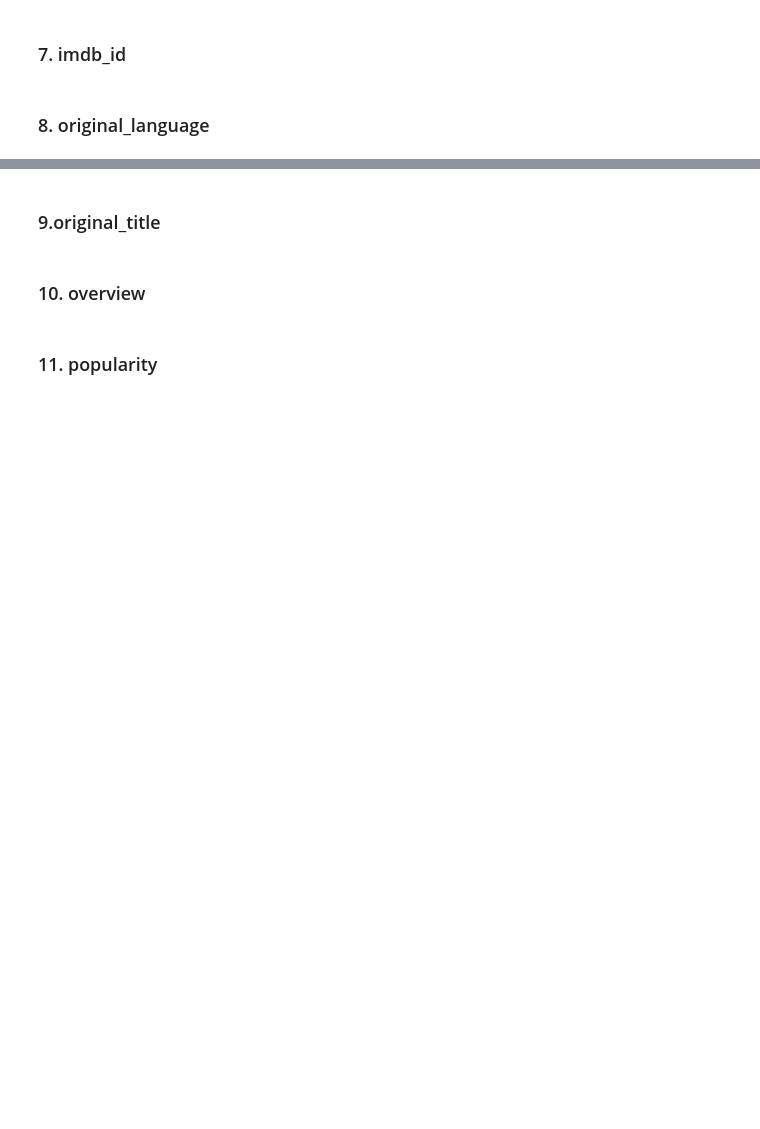
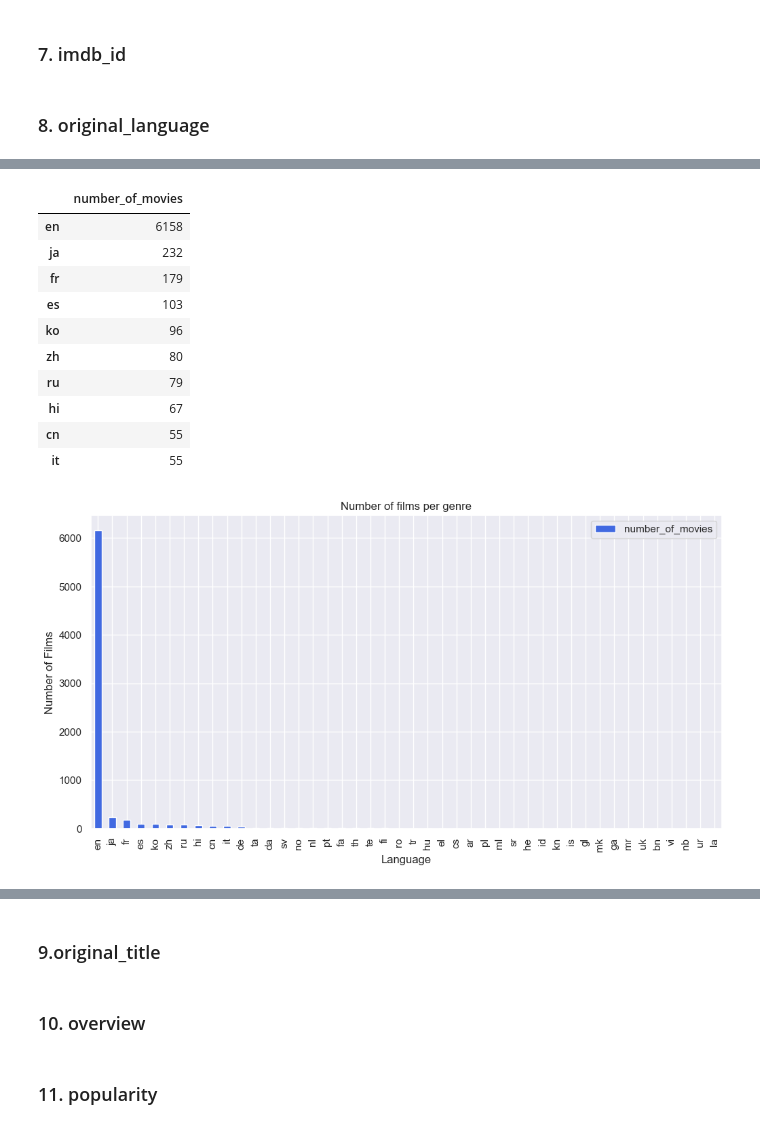
Before and after one commit to RyanYuanyang/TMDB-Movie-Prediction, a Jupyter notebook: DataAnalysis.ipynb, the cells around one changed output, grey strips where cells are left out. Drawn from its saved outputs; the diff is of its cells as text; code cells hidden in the pictures; blank space fills up the shorter version.

```diff
--- a/DataAnalysis.ipynb
+++ b/DataAnalysis.ipynb
@@ -250,0 +246,31 @@ plt.show()
+# %%
+lanDict = dict()
+
+for lan in train["original_language"]:
+    if lan not in lanDict:
+        lanDict[lan] = 1
+    else:
+        lanDict[lan] += 1
+
+sns.set(rc={'figure.figsize':(12,6)})
+lan_df = pd.DataFrame.from_dict(lanDict, orient='index')
+lan_df.columns = ["number_of_movies"]
+lan_df = lan_df.sort_values(by="number_of_movies", ascending=False)
+lan_df.plot.bar(color='royalblue')
+plt.title("Number of films per genre")
+plt.ylabel("Number of Films")
+plt.xlabel("Language")
+lan_df.head(10)
+# %% [output]
+|  | number_of_movies |
+| en | 6158 |
+| ja | 232 |
+| fr | 179 |
+| es | 103 |
+| ko | 96 |
+| zh | 80 |
+| ru | 79 |
+| hi | 67 |
+| cn | 55 |
+| it | 55 |
+[figure, added]
```
Also changed, not shown: parts of 15 cells of this notebook.
